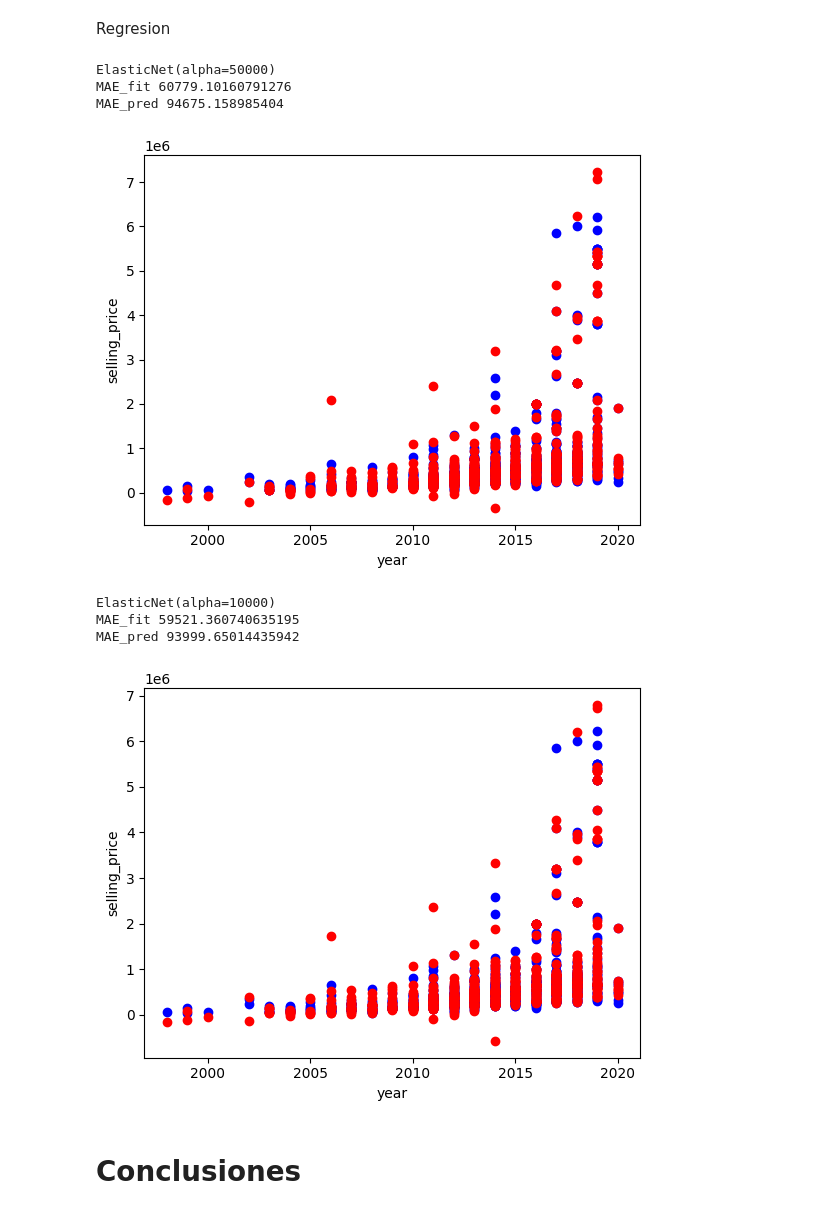
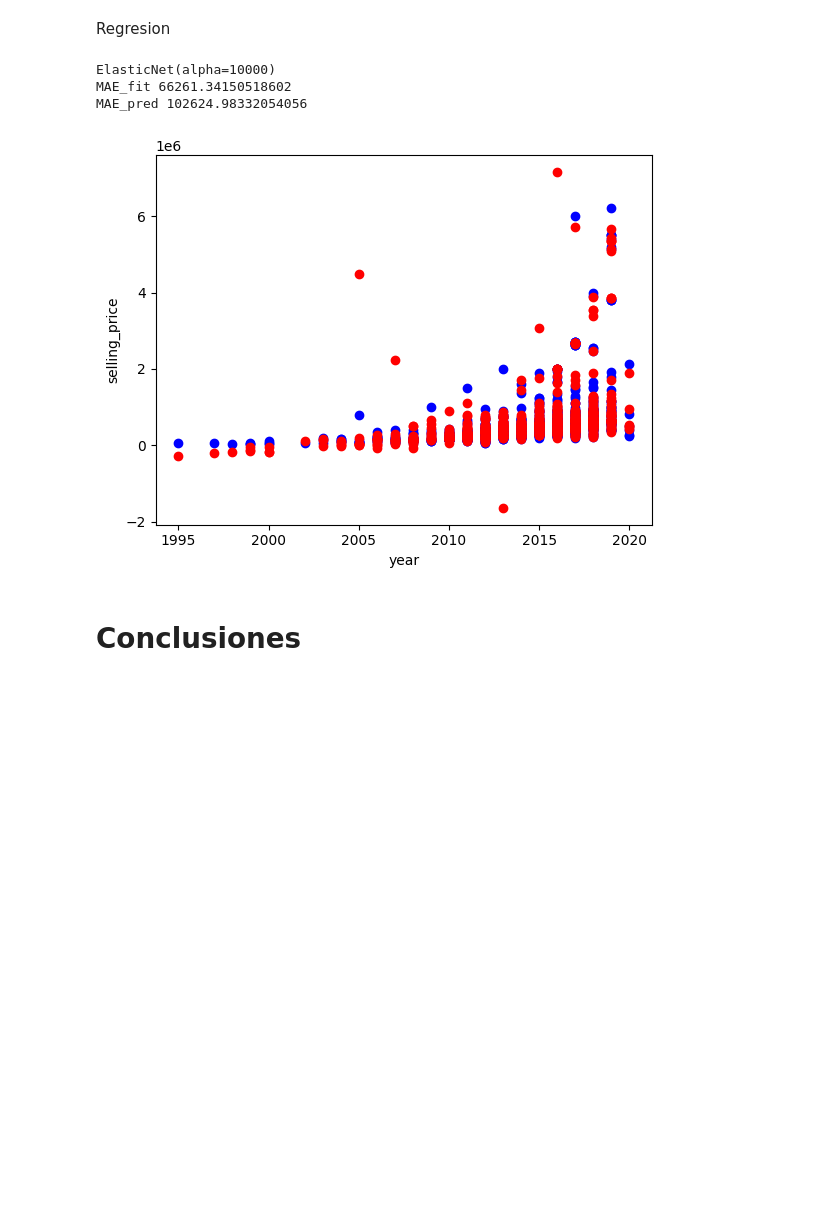
Before and after one commit to Sergio3d/CD-Core, a Jupyter notebook: tema3/practica_regresion_Primera Parte.ipynb, the cells around one changed output. Drawn from its saved outputs; the diff is of its cells as text; code cells hidden in the pictures; blank space fills up the shorter version.

```diff
--- a/tema3/practica_regresion_Primera Parte.ipynb
+++ b/tema3/practica_regresion_Primera Parte.ipynb
@@ -211,7 +211,8 @@ def preproceso(train_df, encode):
 
     # Obtenemos la primera palabra del nombre del coche para obtener un dato dicreto limitado sobre la marca del coche
     train_df['marca'] = train_df['name'].str.split().str[0]
-    palabras_clave = ['Plus','BSIV','CRDi', 'Swift','VXI', 'Alto', 'Dzire','VDI','LXI','AT','Wagon','VX','Sportz','BSIII','SX','Option','Seater','Innova','Magna','Verna','TDI']
+    # palabras_clave = ['Plus','BSIV','CRDi', 'Swift','VXI', 'Alto', 'Dzire','VDI','LXI','AT','Wagon','VX','Sportz','BSIII','SX','Option','Seater','Innova','Magna','Verna','TDI']
+    palabras_clave = ['Plus','BSIV','CRDi', 'VXI','Option', 'BSIII', 'Wagon']
     for w in palabras_clave:
         train_df[w] = train_df['name'].apply(lambda x: 1 if w in x.split() else 0)
     train_df['model_number'] = train_df.name.str.extract(r"([0-9]+\.[0-9]?)").fillna(0).astype(float)
@@ -408,7 +413,7 @@ Regressors = []
 # Regressors.append(ElasticNet(alpha=10000, l1_ratio=0.8))
 # Regressors.append(ElasticNet(alpha=10000, l1_ratio=0.2))
 # Regressors.append(ElasticNet(alpha=50000, l1_ratio=0.8))
-Regressors.append(ElasticNet(alpha=50000, l1_ratio=0.5))
+# Regressors.append(ElasticNet(alpha=50000, l1_ratio=0.5))
 # Regressors.append(ElasticNet(alpha=100000, l1_ratio=0.5))
 # Regressors.append(ElasticNet(alpha=200000, l1_ratio=0.5))
 # Regressors.append(ElasticNet(alpha=10000, l1_ratio=0.2))
@@ -431,41 +436,37 @@ X_pred = train_df[n_fit:].drop('selling_price', axis=1)
 X_pred = poly.fit_transform(X_pred)
 data_real = train_df['selling_price'][n_fit:]
 
 for r in Regressors:
     for i in range(1):
         regr = r
 
         data_pred  = regr.fit(X_fit, Y_fit).predict(X_pred)
         data_pred_fit = regr.fit(X_fit, Y_fit).predict(X_fit)
         # print(mean_absolute_error(data_real, data_pred))
         MAE_pred.append(mean_absolute_error(data_real, data_pred))
         MAE_fit.append(mean_absolute_error(Y_fit, data_pred_fit))
         # print("MAE: ", mean_absolute_error(data_real, data_pred))
         # print("MSE: ", mean_squared_error(data_real, data_pred))
         # print("RMSE: ", mean_squared_error(data_real, data_pred, squared=False))
     print(regr)
     print('MAE_fit', statistics.mean(MAE_fit))
     print('MAE_pred', statistics.mean(MAE_pred))
     # print(regr, statistics.stdev(MAE))
     # print(cross_val_score(regr, X_fit, Y_fit, cv=5, scoring='neg_mean_squared_error'))
     # print(regr.coef_)
     plt.scatter(train_df['year'][n_fit:],data_real, color='b')
     plt.scatter(train_df['year'][n_fit:],data_pred, color='r')
 
     # Agregar etiquetas y título
     plt.xlabel('year')
     plt.ylabel('selling_price')
     # Mostrar la gráfica
     plt.show()
 # %% [output]
-ElasticNet(alpha=50000)
-MAE_fit 60779.10160791276
-MAE_pred 94675.158985404
+ElasticNet(alpha=10000)
+MAE_fit 66261.34150518602
+MAE_pred 102624.98332054056
-[figure, old version]
+[figure, new version]
-ElasticNet(alpha=10000)
-MAE_fit 59521.360740635195
-MAE_pred 93999.65014435942
-[figure, removed]
 # %% [markdown]
 # Conclusiones
 # %% [markdown]
```
Also changed, not shown: parts of 12 cells of this notebook, 1 other file.
